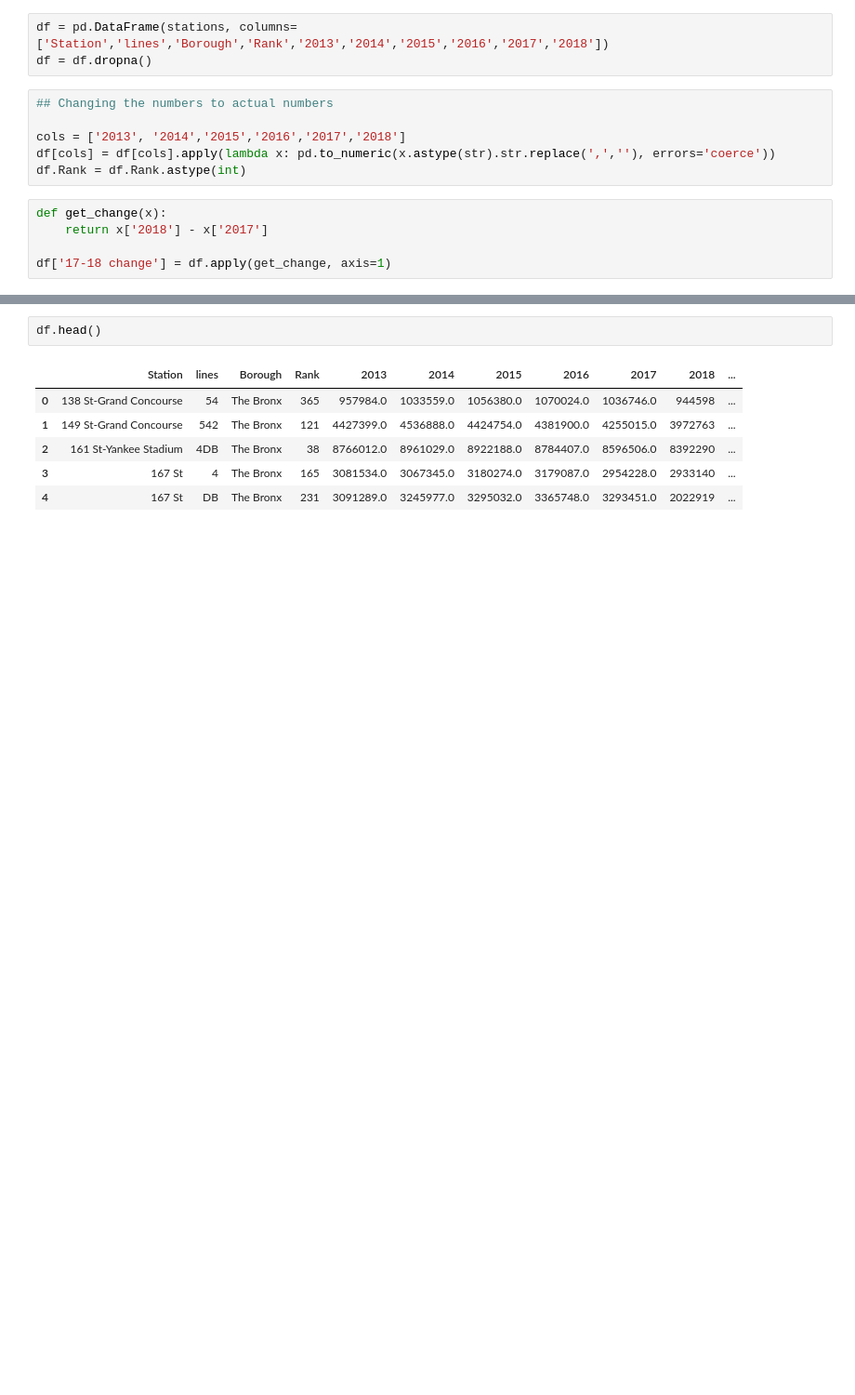
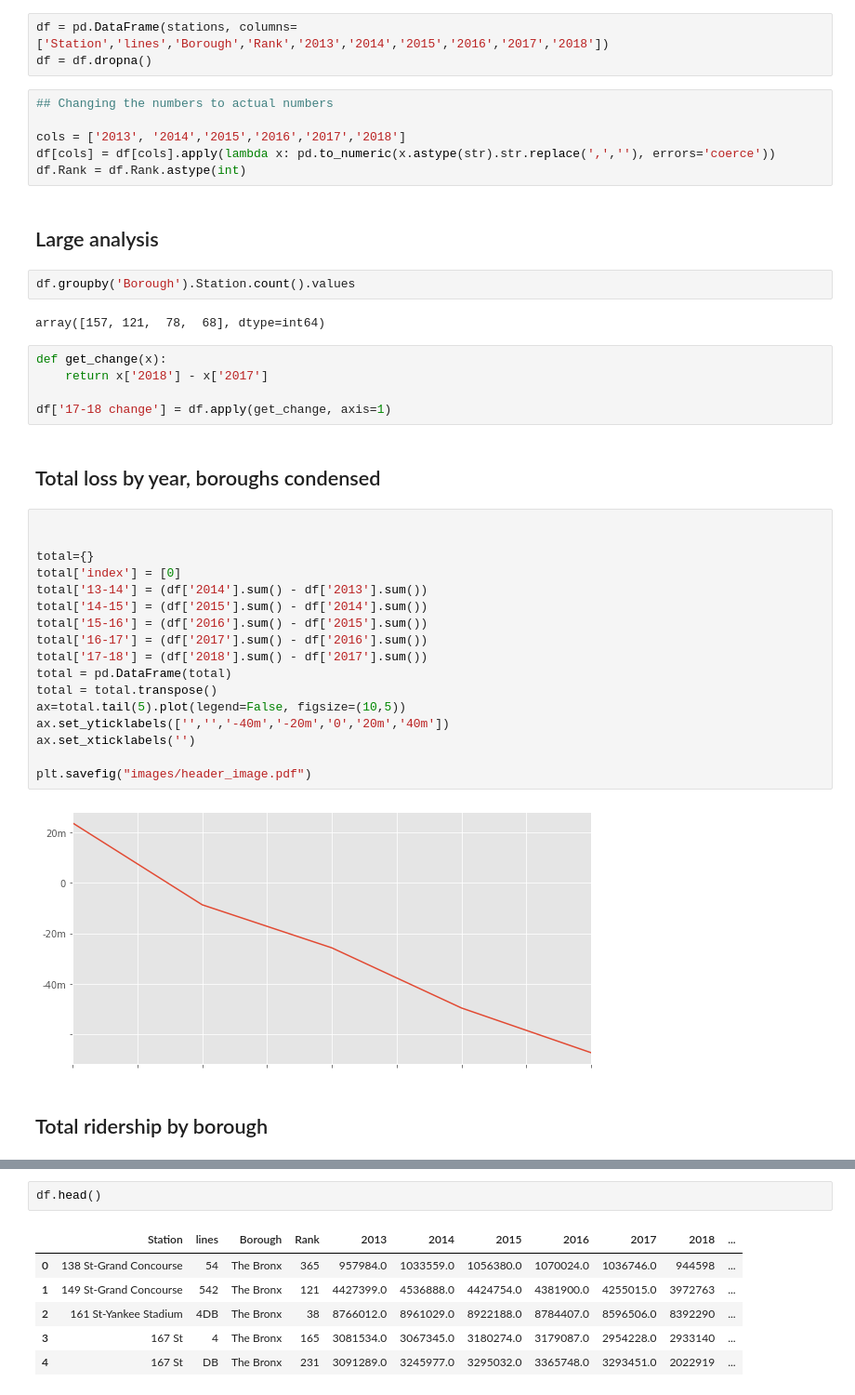
Before and after one commit to sawyerclick/portfolio, a Jupyter notebook: project/subway-ridership/Ridership scraper.ipynb, the cells around one changed output, grey strips where cells are left out. Shown: that part at 93% size. Drawn from its saved outputs; the diff is of its cells as text; blank space fills up the shorter version.

```diff
--- a/project/subway-ridership/Ridership scraper.ipynb
+++ b/project/subway-ridership/Ridership scraper.ipynb
@@ -55,8 +64,37 @@ df = df.dropna()
 cols = ['2013', '2014','2015','2016','2017','2018']
 df[cols] = df[cols].apply(lambda x: pd.to_numeric(x.astype(str).str.replace(',',''), errors='coerce'))
 df.Rank = df.Rank.astype(int)
+# %% [markdown]
+## Large analysis
+# %%
+df.groupby('Borough').Station.count().values
+# %% [output]
+array([157, 121,  78,  68], dtype=int64)
 # %%
 def get_change(x):
     return x['2018'] - x['2017']
 
 df['17-18 change'] = df.apply(get_change, axis=1)
+# %% [markdown]
+## Total loss by year, boroughs condensed
+# %%
+
+
+total={}
+total['index'] = [0]
+total['13-14'] = (df['2014'].sum() - df['2013'].sum())
+total['14-15'] = (df['2015'].sum() - df['2014'].sum())
+total['15-16'] = (df['2016'].sum() - df['2015'].sum())
+total['16-17'] = (df['2017'].sum() - df['2016'].sum())
+total['17-18'] = (df['2018'].sum() - df['2017'].sum())
+total = pd.DataFrame(total)
+total = total.transpose()
+ax=total.tail(5).plot(legend=False, figsize=(10,5))
+ax.set_yticklabels(['','','-40m','-20m','0','20m','40m'])
+ax.set_xticklabels('')
+
+plt.savefig("images/header_image.pdf")
+# %% [output]
+[figure, added]
+# %% [markdown]
+##  Total ridership by borough
```
Also changed, not shown: parts of 35 cells of this notebook, 57 other files.
